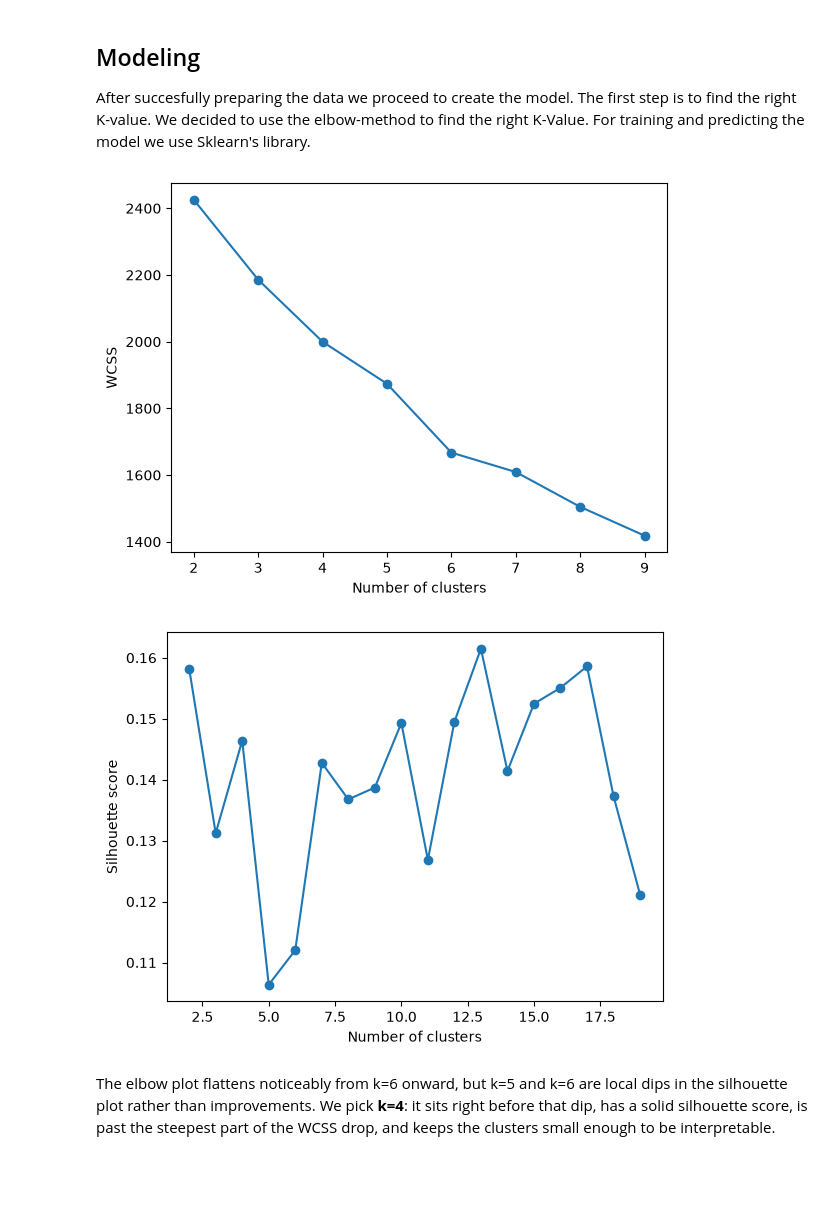
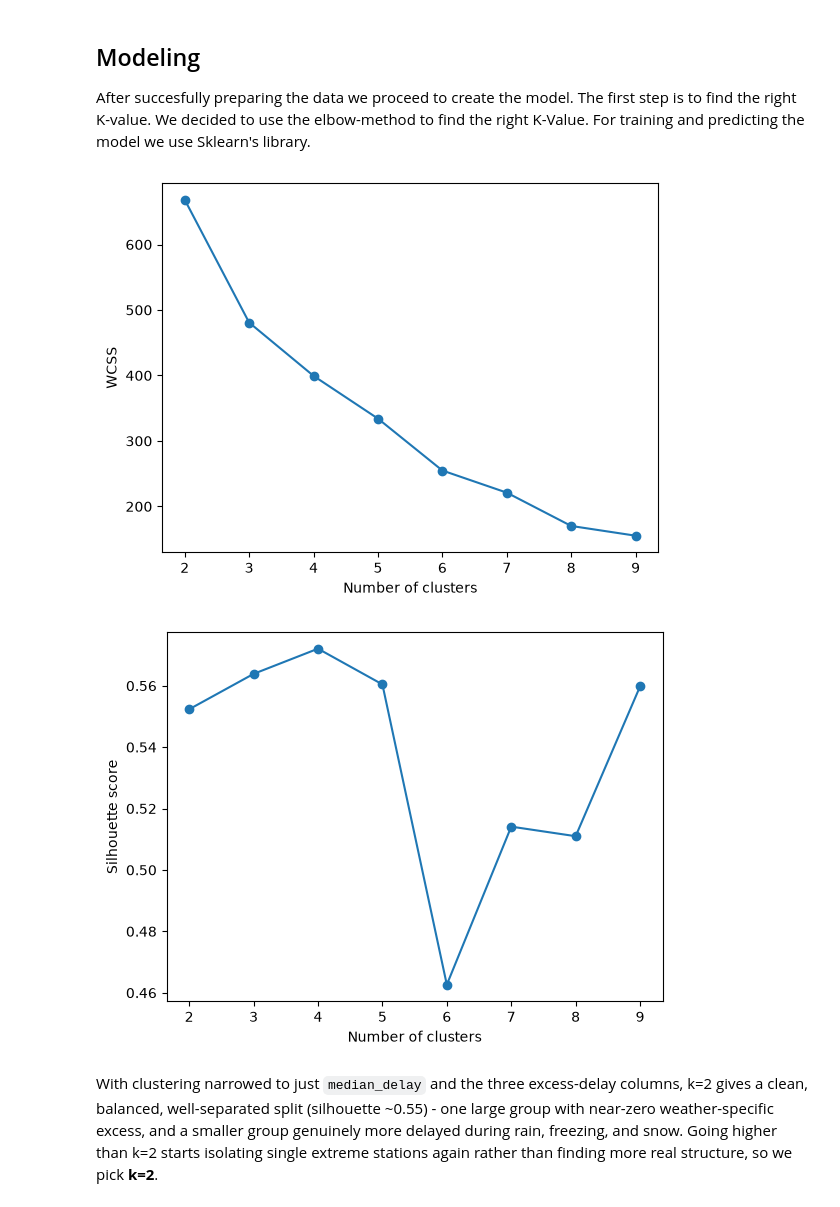
Before and after one commit to alekkiq/dkko-g2, a Jupyter notebook: project/project.ipynb, the cells around one changed output. Saved outputs shown, nothing was run; the diff lists cells and outputs as text; code cells hidden in the pictures; blank space fills up the shorter version.

```diff
--- a/project/project.ipynb
+++ b/project/project.ipynb
@@ -450,8 +450,11 @@ station_features_clean['excess_delay_rain'] = station_features_clean['median_del
 station_features_clean['excess_delay_freezing'] = station_features_clean['median_delay_freezing'] - station_features_clean['median_delay']
 station_features_clean['excess_delay_snow'] = station_features_clean['median_delay_snow'] - station_features_clean['median_delay']
 
-cluster_cols = [
-    'median_delay',
+#we cluster ONLY on delay and its weather-specific excess - clustering on the climate averages too would
+#group stations by climate zone (cold/snowy north vs mild south) rather than by actual weather sensitivity.
+#the climate columns are kept, scaled the same way, and used afterwards only to describe each cluster
+cluster_cols = ['median_delay', 'excess_delay_rain', 'excess_delay_freezing', 'excess_delay_snow']
+climate_cols = [
     'mean_air_temperature',
     'mean_wind_speed',
     'mean_relative_humidity',
@@ -460,15 +463,13 @@ cluster_cols = [
     'mean_pressure',
     'mean_horizontal_visibility',
     'mean_cloud_amount',
-    'excess_delay_rain',
-    'excess_delay_freezing',
-    'excess_delay_snow',
 ]
+profile_cols = cluster_cols + climate_cols
 
 scaler = StandardScaler()
-scaled_features = scaler.fit_transform(station_features_clean[cluster_cols])
+scaled_features = scaler.fit_transform(station_features_clean[profile_cols])
 
-scaled_df = pd.DataFrame(scaled_features, columns=cluster_cols, index=station_features_clean['stationShortCode'])
+scaled_df = pd.DataFrame(scaled_features, columns=profile_cols, index=station_features_clean['stationShortCode'])
 scaled_df.head(30)
 # %% [output]
 Stations: 498 -> 230 after dropping remaining NaNs
@@ -497,10 +498,11 @@ After succesfully preparing the data we proceed to create the model. The first s
 # %%
 from sklearn.cluster import KMeans
 
-#determine the optimal number of clusters using the elbow method
+#determine the optimal number of clusters using the elbow method - fit only on cluster_cols,
+#the climate columns in scaled_df are for description, not for driving the clustering
 wcss = []
 for i in range(2,10):
-    model = KMeans(init='random', n_clusters=i, random_state=40).fit(scaled_df)
+    model = KMeans(init='random', n_clusters=i, random_state=40).fit(scaled_df[cluster_cols])
     wcss.append(model.inertia_)
 
 plt.plot(range(2,10), wcss, 'o-')
@@ -508,23 +510,23 @@ plt.xlabel('Number of clusters')
 plt.ylabel('WCSS')
 plt.show()
 # %% [output]
-[figure, old version]
+[figure, new version]
 # %%
 from sklearn.metrics import silhouette_score
 
 #silhouette score alongside the elbow method - the elbow can be ambiguous on its own, silhouette tells us how well-separated the clusters actually are
 silhouette_scores = []
-for i in range(2, 20):
-    model = KMeans(init='random', n_clusters=i, random_state=42).fit(scaled_df)
-    silhouette_scores.append(silhouette_score(scaled_df, model.labels_))
+for i in range(2, 10):
+    model = KMeans(init='random', n_clusters=i, random_state=42).fit(scaled_df[cluster_cols])
+    silhouette_scores.append(silhouette_score(scaled_df[cluster_cols], model.labels_))
 
-plt.plot(range(2, 20), silhouette_scores, 'o-')
+plt.plot(range(2, 10), silhouette_scores, 'o-')
 plt.xlabel('Number of clusters')
 plt.ylabel('Silhouette score')
 plt.show()
 # %% [output]
-[figure, old version]
+[figure, new version]
 # %% [markdown]
-The elbow plot flattens noticeably from k=6 onward, but k=5 and k=6 are local dips in the silhouette plot rather than improvements. We pick **k=4**: it sits right before that dip, has a solid silhouette score, is past the steepest part of the WCSS drop, and keeps the clusters small enough to be interpretable.
+With clustering narrowed to just `median_delay` and the three excess-delay columns, k=2 gives a clean, balanced, well-separated split (silhouette ~0.55) - one large group with near-zero weather-specific excess, and a smaller group genuinely more delayed during rain, freezing, and snow. Going higher than k=2 starts isolating single extreme stations again rather than finding more real structure, so we pick **k=2**.
 # %%
 #fit the final model with the chosen k and assign a cluster label back to each station
```
Also changed, not shown: parts of 7 cells of this notebook.
